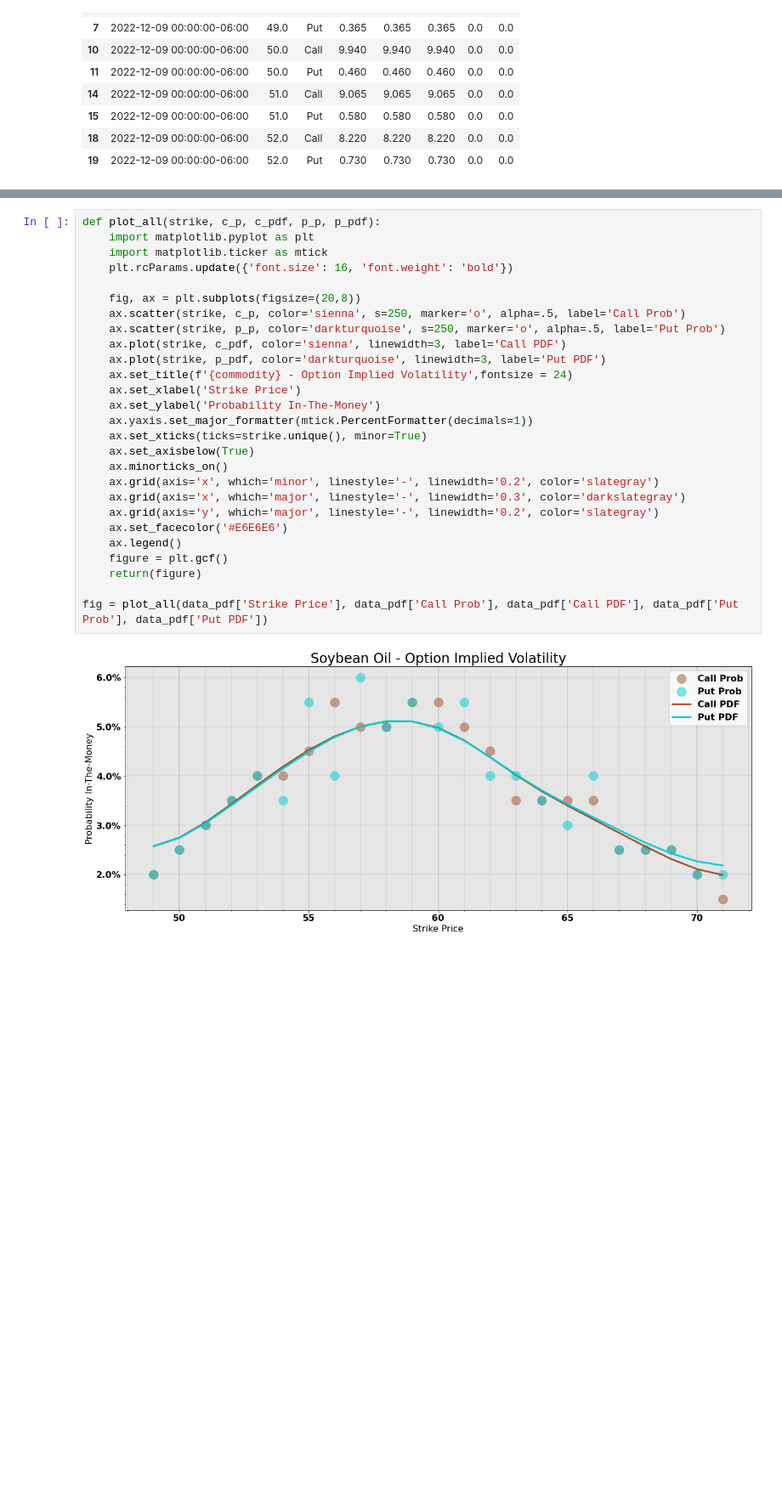
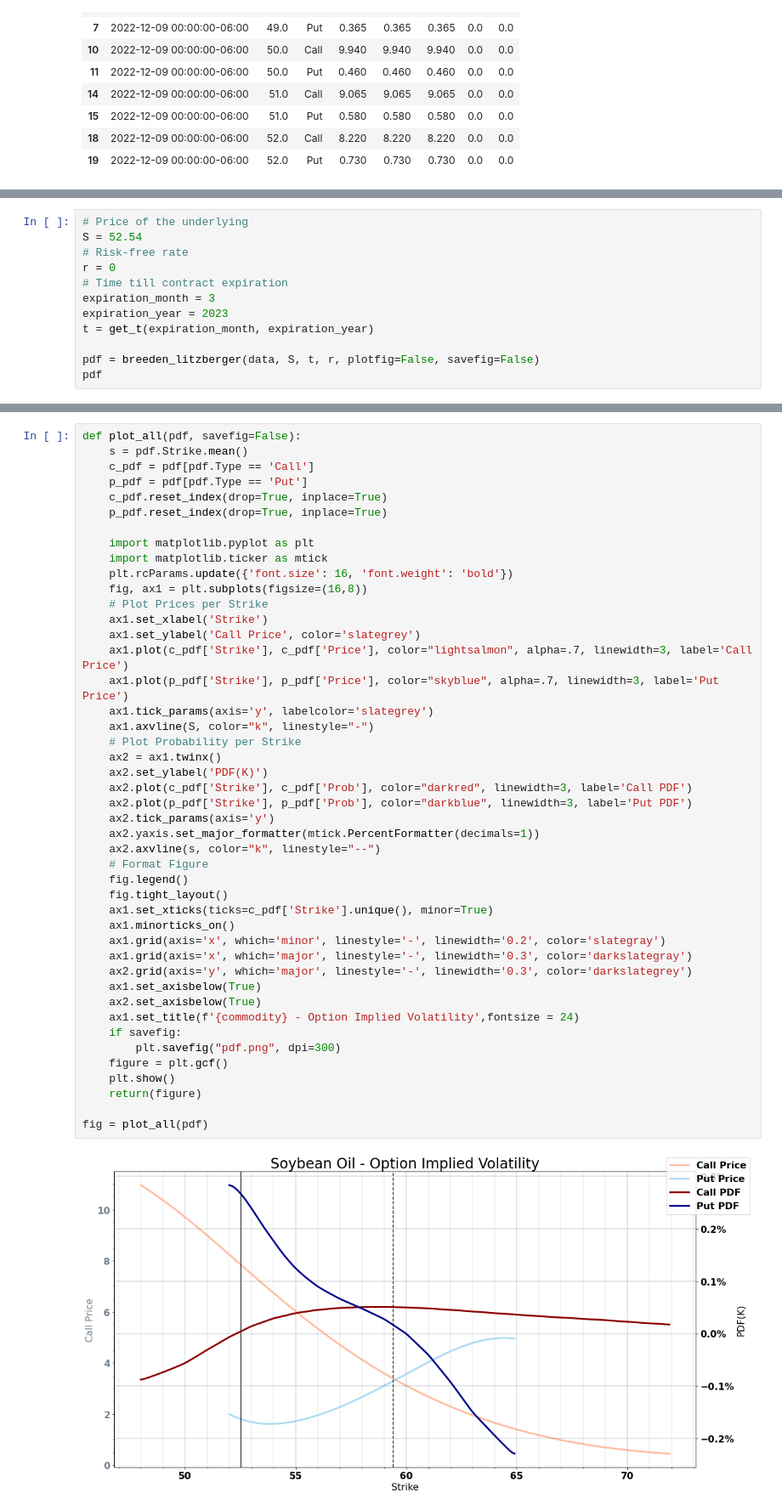
Before and after one commit to mfaldet/Stock-Evaluation, a Jupyter notebook: Option Trading/option_implied_probability_pt2.ipynb, the cells around one changed output, grey strips where cells are left out. Shown at 85% size. Cells and saved outputs as stored; diff of their text form; blank space fills up the shorter version.

Commit message:
complete pt2, work on visualization and datapane

```diff
--- a/Option Trading/option_implied_probability_pt2.ipynb
+++ b/Option Trading/option_implied_probability_pt2.ipynb
@@ -379,0 +265,12 @@ data_pdf
+# %%
+# Price of the underlying
+S = 52.54
+# Risk-free rate
+r = 0
+# Time till contract expiration
+expiration_month = 3
+expiration_year = 2023
+t = get_t(expiration_month, expiration_year)
+
+pdf = breeden_litzberger(data, S, t, r, plotfig=False, savefig=False)
+pdf
@@ -380,32 +291,50 @@ data_pdf
 # %%
-def plot_all(strike, c_p, c_pdf, p_p, p_pdf):
+def plot_all(pdf, savefig=False):
+    s = pdf.Strike.mean()
+    c_pdf = pdf[pdf.Type == 'Call']
+    p_pdf = pdf[pdf.Type == 'Put']
+    c_pdf.reset_index(drop=True, inplace=True)
+    p_pdf.reset_index(drop=True, inplace=True)
+
     import matplotlib.pyplot as plt
     import matplotlib.ticker as mtick
     plt.rcParams.update({'font.size': 16, 'font.weight': 'bold'})
-
-    fig, ax = plt.subplots(figsize=(20,8))
-    ax.scatter(strike, c_p, color='sienna', s=250, marker='o', alpha=.5, label='Call Prob')
-    ax.scatter(strike, p_p, color='darkturquoise', s=250, marker='o', alpha=.5, label='Put Prob')
-    ax.plot(strike, c_pdf, color='sienna', linewidth=3, label='Call PDF')
-    ax.plot(strike, p_pdf, color='darkturquoise', linewidth=3, label='Put PDF')
-    ax.set_title(f'{commodity} - Option Implied Volatility',fontsize = 24)
-    ax.set_xlabel('Strike Price')
-    ax.set_ylabel('Probability In-The-Money')
-    ax.yaxis.set_major_formatter(mtick.PercentFormatter(decimals=1))
-    ax.set_xticks(ticks=strike.unique(), minor=True)
-    ax.set_axisbelow(True)
-    ax.minorticks_on()
-    ax.grid(axis='x', which='minor', linestyle='-', linewidth='0.2', color='slategray')
-    ax.grid(axis='x', which='major', linestyle='-', linewidth='0.3', color='darkslategray')
-    ax.grid(axis='y', which='major', linestyle='-', linewidth='0.2', color='slategray')
-    ax.set_facecolor('#E6E6E6')
-    ax.legend()
+    fig, ax1 = plt.subplots(figsize=(16,8))
+    # Plot Prices per Strike
+    ax1.set_xlabel('Strike')
+    ax1.set_ylabel('Call Price', color='slategrey')
+    ax1.plot(c_pdf['Strike'], c_pdf['Price'], color="lightsalmon", alpha=.7, linewidth=3, label='Call Price')
+    ax1.plot(p_pdf['Strike'], p_pdf['Price'], color="skyblue", alpha=.7, linewidth=3, label='Put Price')
+    ax1.tick_params(axis='y', labelcolor='slategrey')
+    ax1.axvline(S, color="k", linestyle="-")
+    # Plot Probability per Strike
+    ax2 = ax1.twinx()
+    ax2.set_ylabel('PDF(K)')
+    ax2.plot(c_pdf['Strike'], c_pdf['Prob'], color="darkred", linewidth=3, label='Call PDF')
+    ax2.plot(p_pdf['Strike'], p_pdf['Prob'], color="darkblue", linewidth=3, label='Put PDF')
+    ax2.tick_params(axis='y')
+    ax2.yaxis.set_major_formatter(mtick.PercentFormatter(decimals=1))
+    ax2.axvline(s, color="k", linestyle="--")
+    # Format Figure
+    fig.legend()
+    fig.tight_layout()
+    ax1.set_xticks(ticks=c_pdf['Strike'].unique(), minor=True)
+    ax1.minorticks_on()
+    ax1.grid(axis='x', which='minor', linestyle='-', linewidth='0.2', color='slategray')
+    ax1.grid(axis='x', which='major', linestyle='-', linewidth='0.3', color='darkslategray')
+    ax2.grid(axis='y', which='major', linestyle='-', linewidth='0.3', color='darkslategrey')
+    ax1.set_axisbelow(True)
+    ax2.set_axisbelow(True)
+    ax1.set_title(f'{commodity} - Option Implied Volatility',fontsize = 24)
+    if savefig:
+        plt.savefig("pdf.png", dpi=300)
     figure = plt.gcf()
+    plt.show()
     return(figure)
 
-fig = plot_all(data_pdf['Strike Price'], data_pdf['Call Prob'], data_pdf['Call PDF'], data_pdf['Put Prob'], data_pdf['Put PDF'])
+fig = plot_all(pdf)
 # %% [output]
-[figure, old version]
+[figure, new version]
 # %%
 save_to_datapane = False
 def save_to_datapane(figure, pdf):
```
Also changed, not shown: parts of 6 cells of this notebook.
